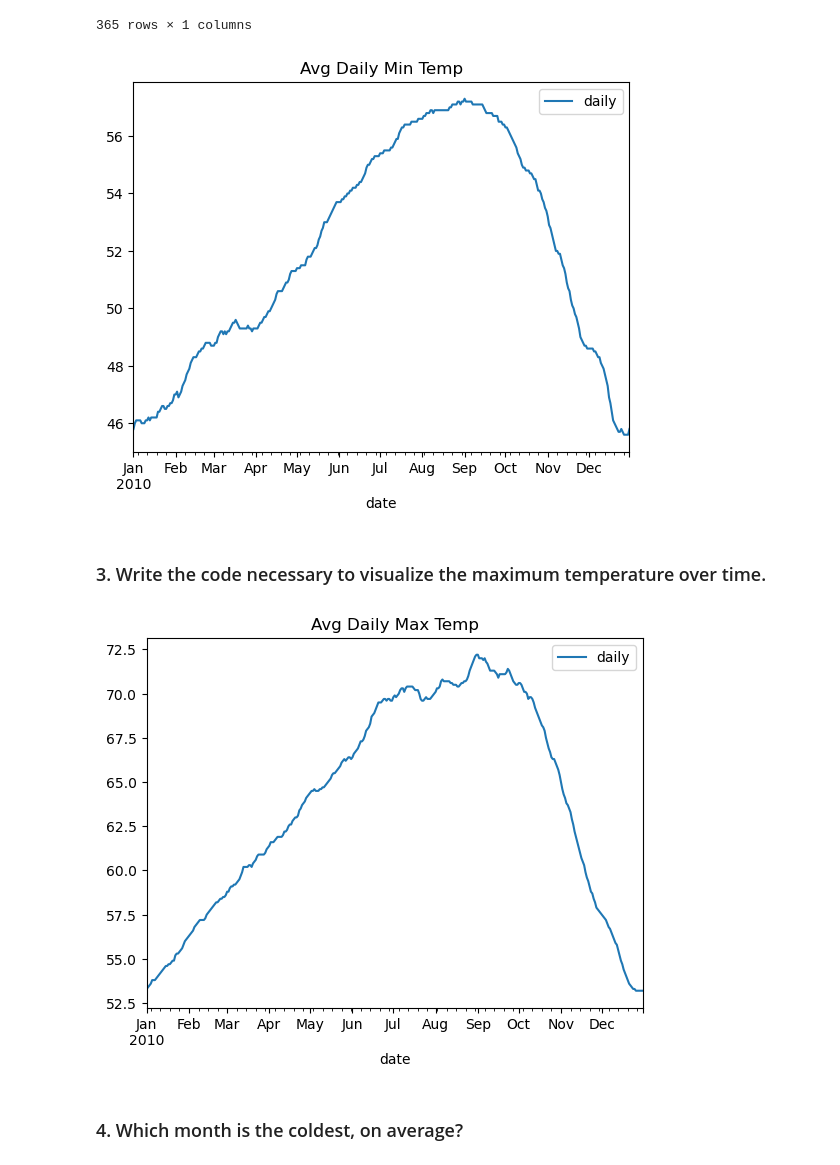
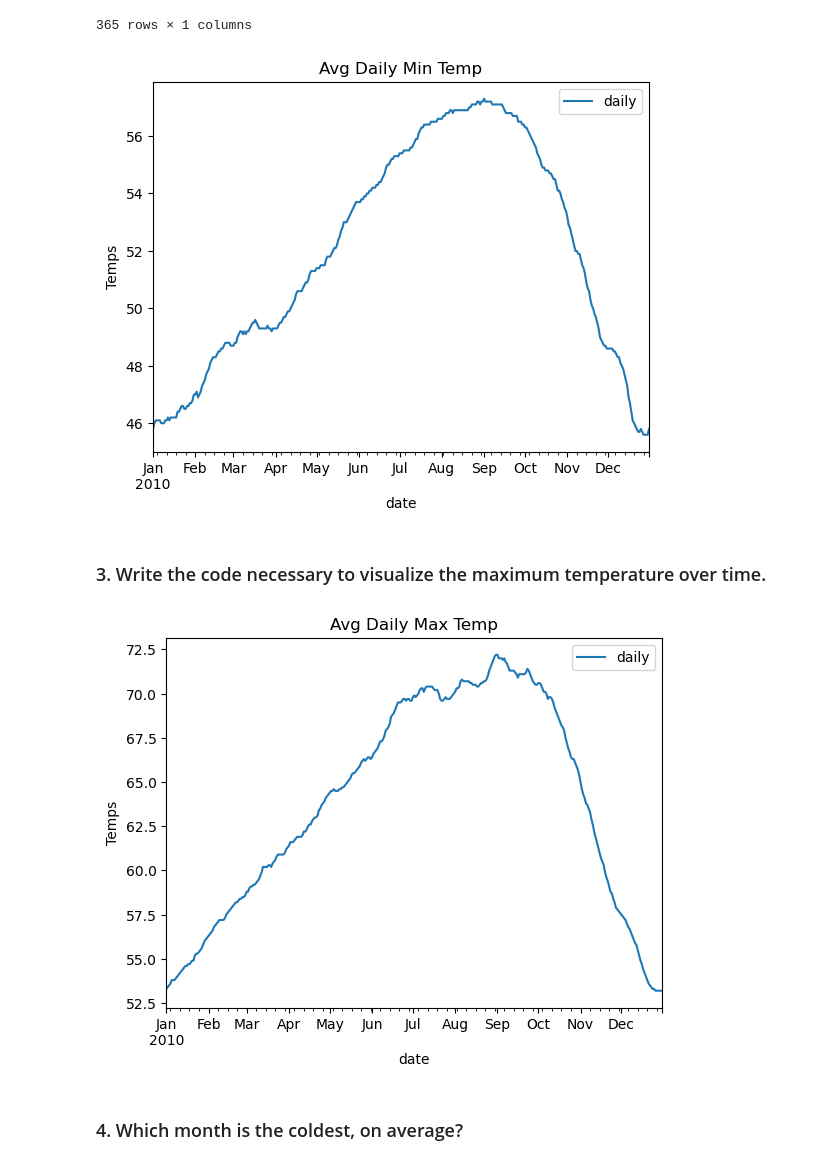
Before and after one commit to Joshua-Click/time-series-exercises, a Jupyter notebook: working_w_tsd.ipynb, the cells around one changed output. Cells and saved outputs as stored; diff of their text form; code cells hidden in the pictures.

```diff
--- a/working_w_tsd.ipynb
+++ b/working_w_tsd.ipynb
@@ -91,19 +92,21 @@ temps_df.resample('D').min()
 # %%
 temps_df.resample('D').min().temp.plot(label='daily')
 plt.title('Avg Daily Min Temp')
 plt.legend()
+plt.ylabel('Temps')
 plt.show()
 # %% [output]
-[figure, old version]
+[figure, new version]
 # %% [markdown]
 ### 3. Write the code necessary to visualize the maximum temperature over time.
 # %%
 temps_df.resample('D').max().temp.plot(label='daily')
 plt.title('Avg Daily Max Temp')
 plt.legend()
+plt.ylabel('Temps')
 plt.show()
 # %% [output]
-[figure, old version]
+[figure, new version]
 # %% [markdown]
 ### 4. Which month is the coldest, on average?
 # %%
```
Also changed, not shown: parts of 19 cells of this notebook.
